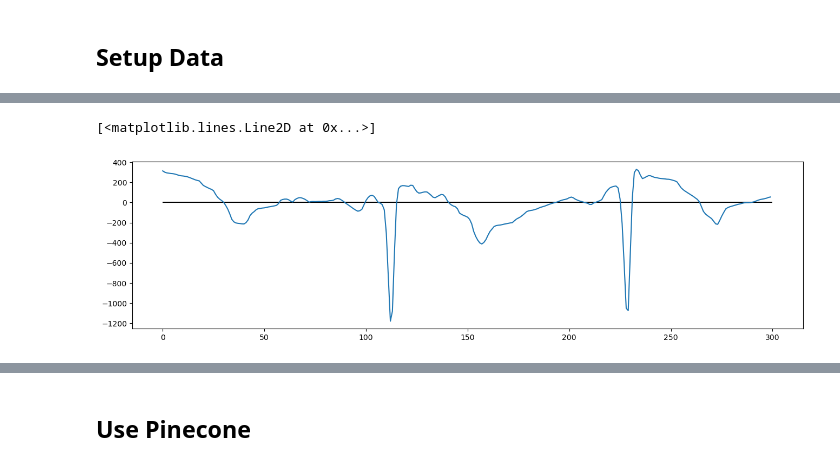
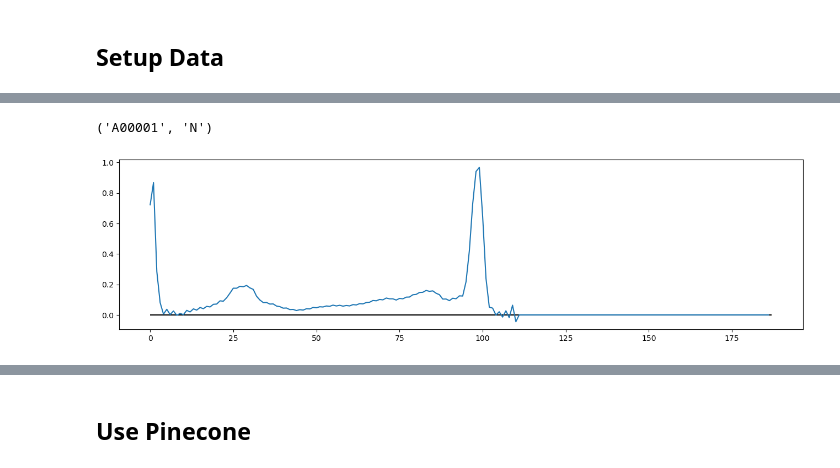
Before and after one commit to raindroid/WearableHealthVector, a Jupyter notebook: datasets/af-challenge2017.ipynb, the cells around one changed output, grey strips where cells are left out. Drawn from its saved outputs; the diff is of its cells as text; code cells hidden in the pictures.

```diff
--- a/datasets/af-challenge2017.ipynb
+++ b/datasets/af-challenge2017.ipynb
@@ -81,14 +100,15 @@ train_x.shape, train_y.shape,test_x.shape, test_y.shape
 # %%
 plt.figure(figsize=(16, 4))
 plt.hlines(0, 0, len(test_x[0]), colors='black', linestyles='solid')
-plt.plot(range(len(test_x[0])), test_x[100])
+plt.plot(range(len(test_x[0])), test_x[12])
+test_names[12], test_y[12]
 # Downsample by taking the maximum of each non-overlapping window of size 2
 # downsampled_data = np.maximum(test_x[100][::2], test_x[100][1::2])
 
 # plt.plot(range(len(downsampled_data)), downsampled_data)
 # %% [output]
-[<matplotlib.lines.Line2D at 0x...>]
+('A00001', 'N')
-[figure, old version]
+[figure, new version]
 # %%
 def cosine_distance(a, b):
     """
```
Also changed, not shown: parts of 13 cells of this notebook, 1 other file.
